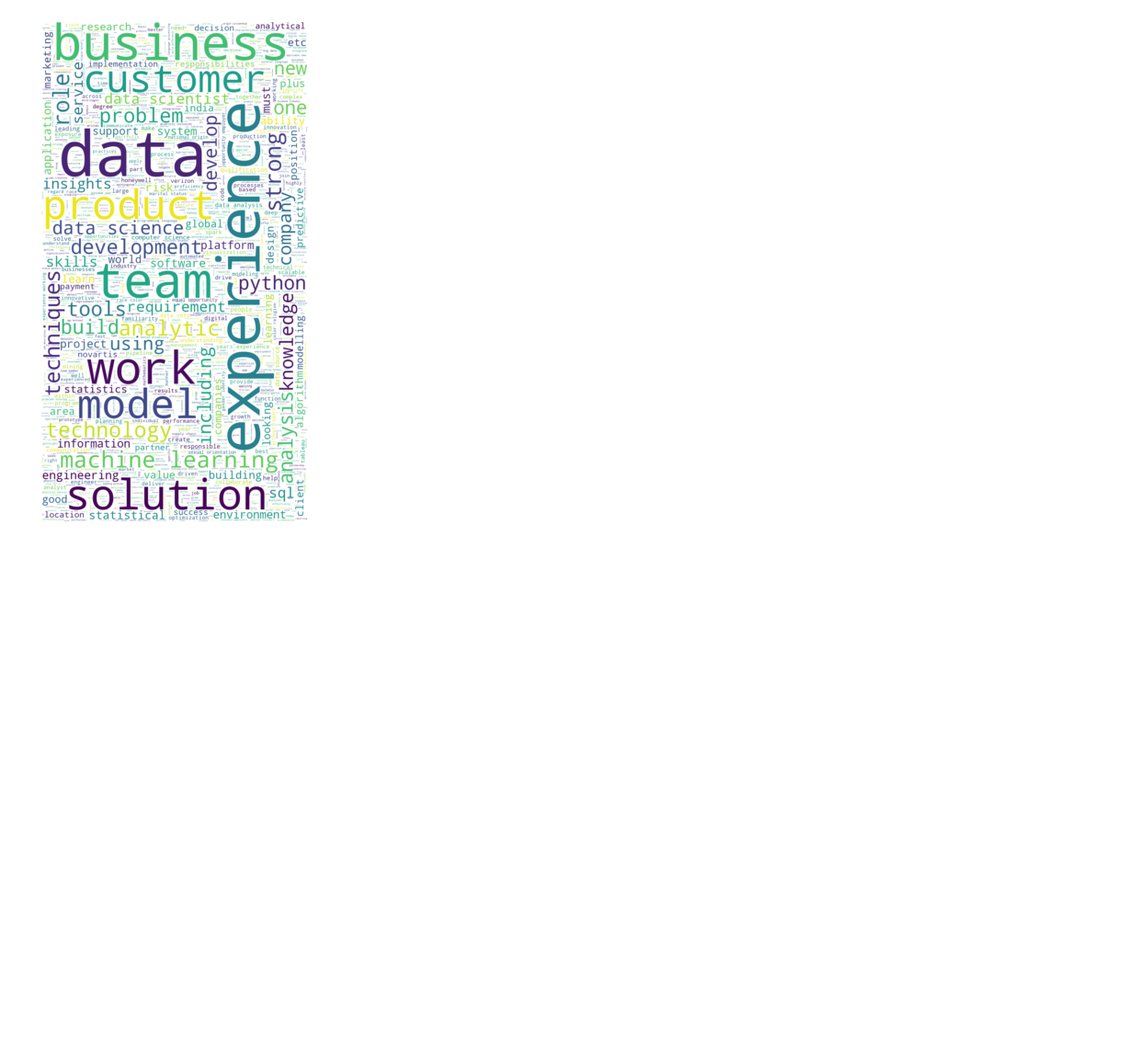
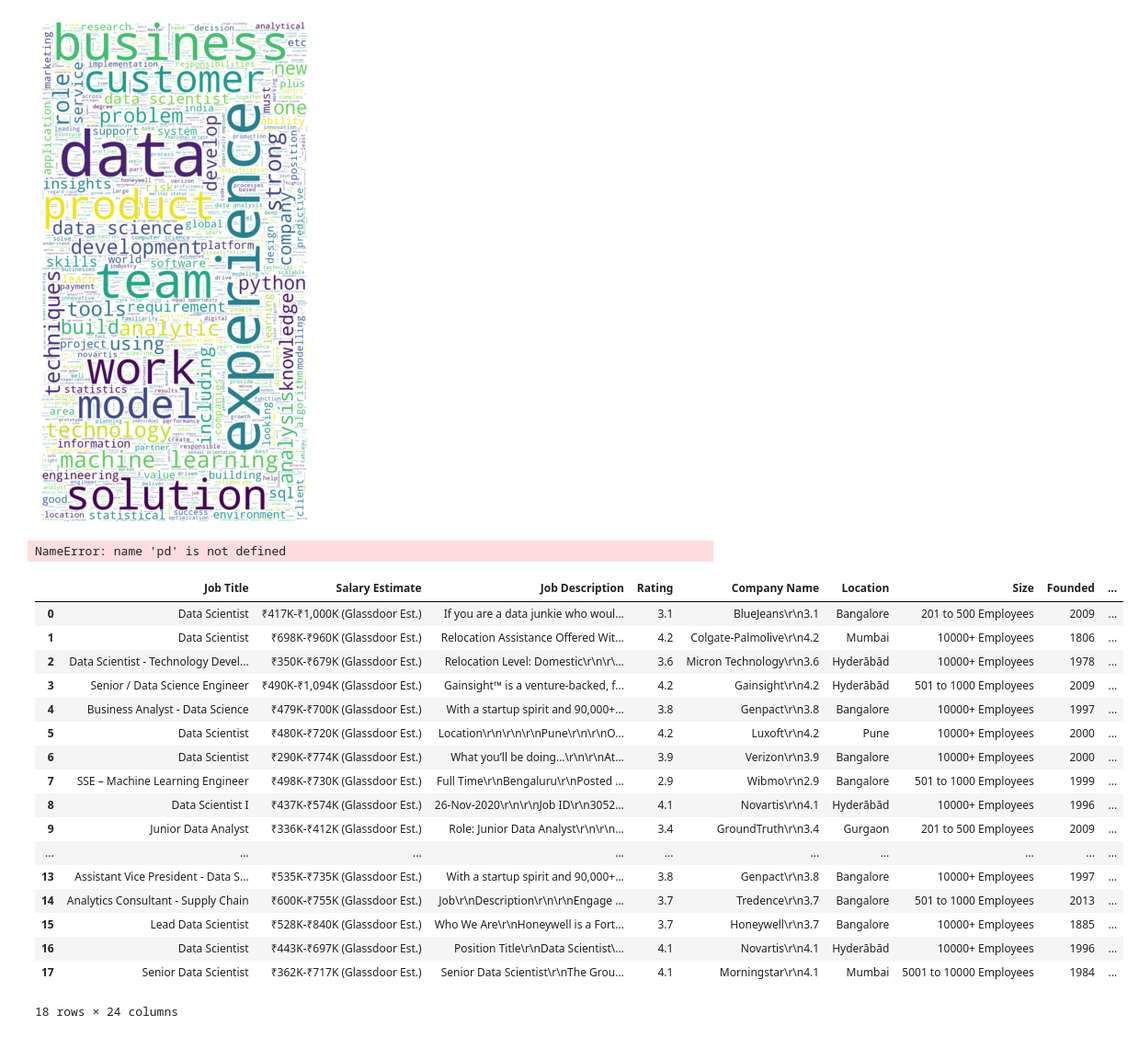
Before and after one commit to VivanVatsa/Data-Science-Salary-Estimator, a Jupyter notebook: Data_EDA_done.ipynb, the cells around one changed output. Shown at 92% size. Saved outputs shown, nothing was run; the diff lists cells and outputs as text; code cells hidden in the pictures; blank space fills up the shorter version.

```diff
--- a/Data_EDA_done.ipynb
+++ b/Data_EDA_done.ipynb
@@ -558,3 +558,28 @@ plt.show()
 [nltk_data]     C:\Users\Vivan\AppData\Roaming\nltk_data...
 [nltk_data]   Unzipping tokenizers\punkt.zip.
 [figure]
+# %%
+pd.read_csv("data_EDA.csv")
+# %% [output]
+NameError: name 'pd' is not defined
+# %%
+df
+# %% [output]
+|  | Job Title | Salary Estimate | Job Description | Rating | Company Name | Location | Size | Founded | ... |
+| 0 | Data Scientist | ₹417K-₹1,000K (Glassdoor Est.) | If you are a data junkie who woul... | 3.1 | BlueJeans\r\n3.1 | Bangalore | 201 to 500 Employees | 2009 | ... |
+| 1 | Data Scientist | ₹698K-₹960K (Glassdoor Est.) | Relocation Assistance Offered Wit... | 4.2 | Colgate-Palmolive\r\n4.2 | Mumbai | 10000+ Employees | 1806 | ... |
+| 2 | Data Scientist - Technology Devel... | ₹350K-₹679K (Glassdoor Est.) | Relocation Level: Domestic\r\n\r\... | 3.6 | Micron Technology\r\n3.6 | Hyderābād | 10000+ Employees | 1978 | ... |
+| 3 | Senior / Data Science Engineer | ₹490K-₹1,094K (Glassdoor Est.) | Gainsight™ is a venture-backed, f... | 4.2 | Gainsight\r\n4.2 | Hyderābād | 501 to 1000 Employees | 2009 | ... |
+| 4 | Business Analyst - Data Science | ₹479K-₹700K (Glassdoor Est.) | With a startup spirit and 90,000+... | 3.8 | Genpact\r\n3.8 | Bangalore | 10000+ Employees | 1997 | ... |
+| 5 | Data Scientist | ₹480K-₹720K (Glassdoor Est.) | Location\r\n\r\n\r\nPune\r\n\r\nO... | 4.2 | Luxoft\r\n4.2 | Pune | 10000+ Employees | 2000 | ... |
+| 6 | Data Scientist | ₹290K-₹774K (Glassdoor Est.) | What you’ll be doing...\r\n\r\nAt... | 3.9 | Verizon\r\n3.9 | Bangalore | 10000+ Employees | 2000 | ... |
+| 7 | SSE – Machine Learning Engineer | ₹498K-₹730K (Glassdoor Est.) | Full Time\r\nBengaluru\r\nPosted ... | 2.9 | Wibmo\r\n2.9 | Bangalore | 501 to 1000 Employees | 1999 | ... |
+| 8 | Data Scientist I | ₹437K-₹574K (Glassdoor Est.) | 26-Nov-2020\r\n\r\nJob ID\r\n3052... | 4.1 | Novartis\r\n4.1 | Hyderābād | 10000+ Employees | 1996 | ... |
+| 9 | Junior Data Analyst | ₹336K-₹412K (Glassdoor Est.) | Role: Junior Data Analyst\r\n\r\n... | 3.4 | GroundTruth\r\n3.4 | Gurgaon | 201 to 500 Employees | 2009 | ... |
+| ... | ... | ... | ... | ... | ... | ... | ... | ... | ... |
+| 13 | Assistant Vice President - Data S... | ₹535K-₹735K (Glassdoor Est.) | With a startup spirit and 90,000+... | 3.8 | Genpact\r\n3.8 | Bangalore | 10000+ Employees | 1997 | ... |
+| 14 | Analytics Consultant - Supply Chain | ₹600K-₹755K (Glassdoor Est.) | Job\r\nDescription\r\n\r\nEngage ... | 3.7 | Tredence\r\n3.7 | Bangalore | 501 to 1000 Employees | 2013 | ... |
+| 15 | Lead Data Scientist | ₹528K-₹840K (Glassdoor Est.) | Who We Are\r\nHoneywell is a Fort... | 3.7 | Honeywell\r\n3.7 | Bangalore | 10000+ Employees | 1885 | ... |
+| 16 | Data Scientist | ₹443K-₹697K (Glassdoor Est.) | Position Title\r\nData Scientist\... | 4.1 | Novartis\r\n4.1 | Hyderābād | 10000+ Employees | 1996 | ... |
+| 17 | Senior Data Scientist | ₹362K-₹717K (Glassdoor Est.) | Senior Data Scientist\r\nThe Grou... | 4.1 | Morningstar\r\n4.1 | Mumbai | 5001 to 10000 Employees | 1984 | ... |
+18 rows × 24 columns
```
Also changed, not shown: parts of 3 cells of this notebook.
